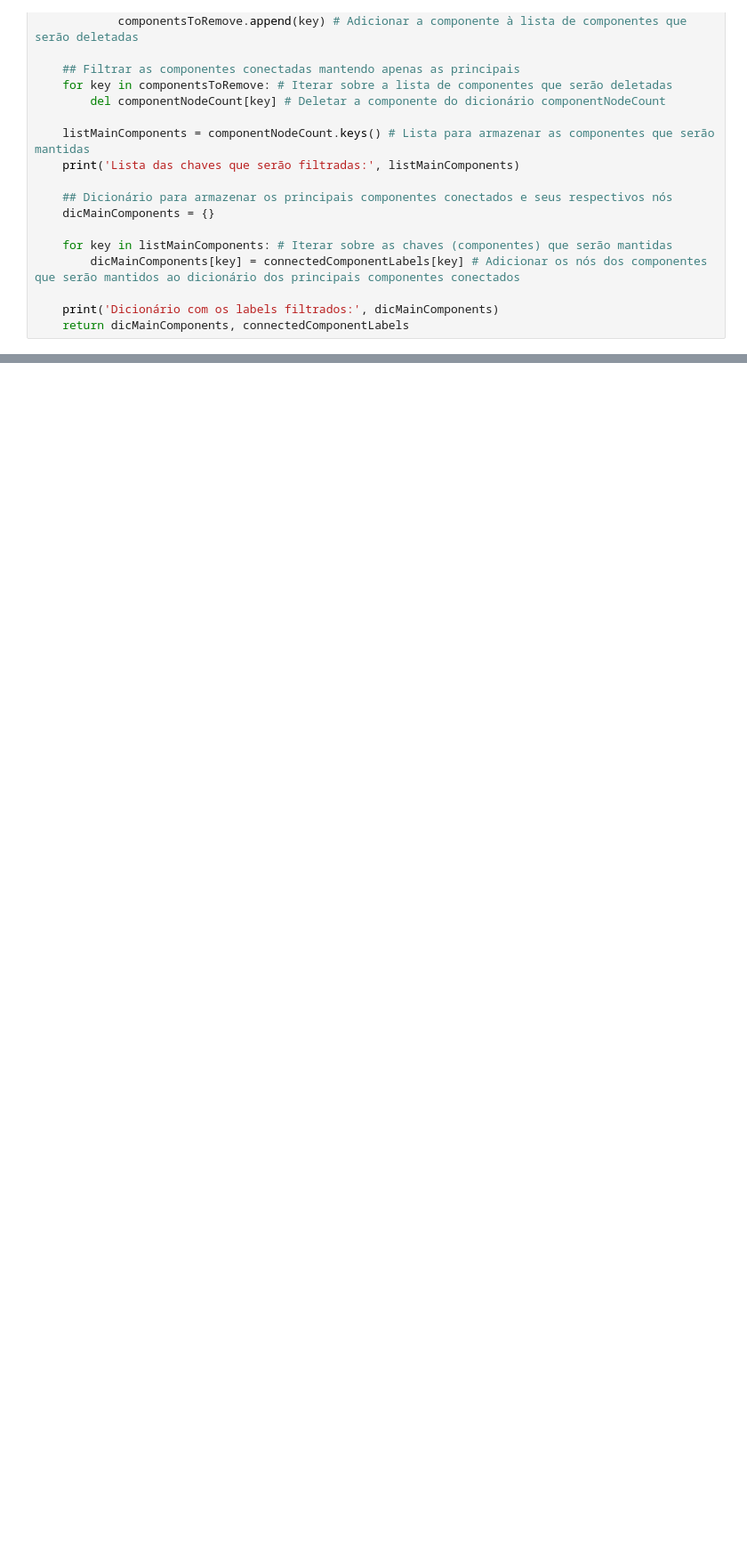
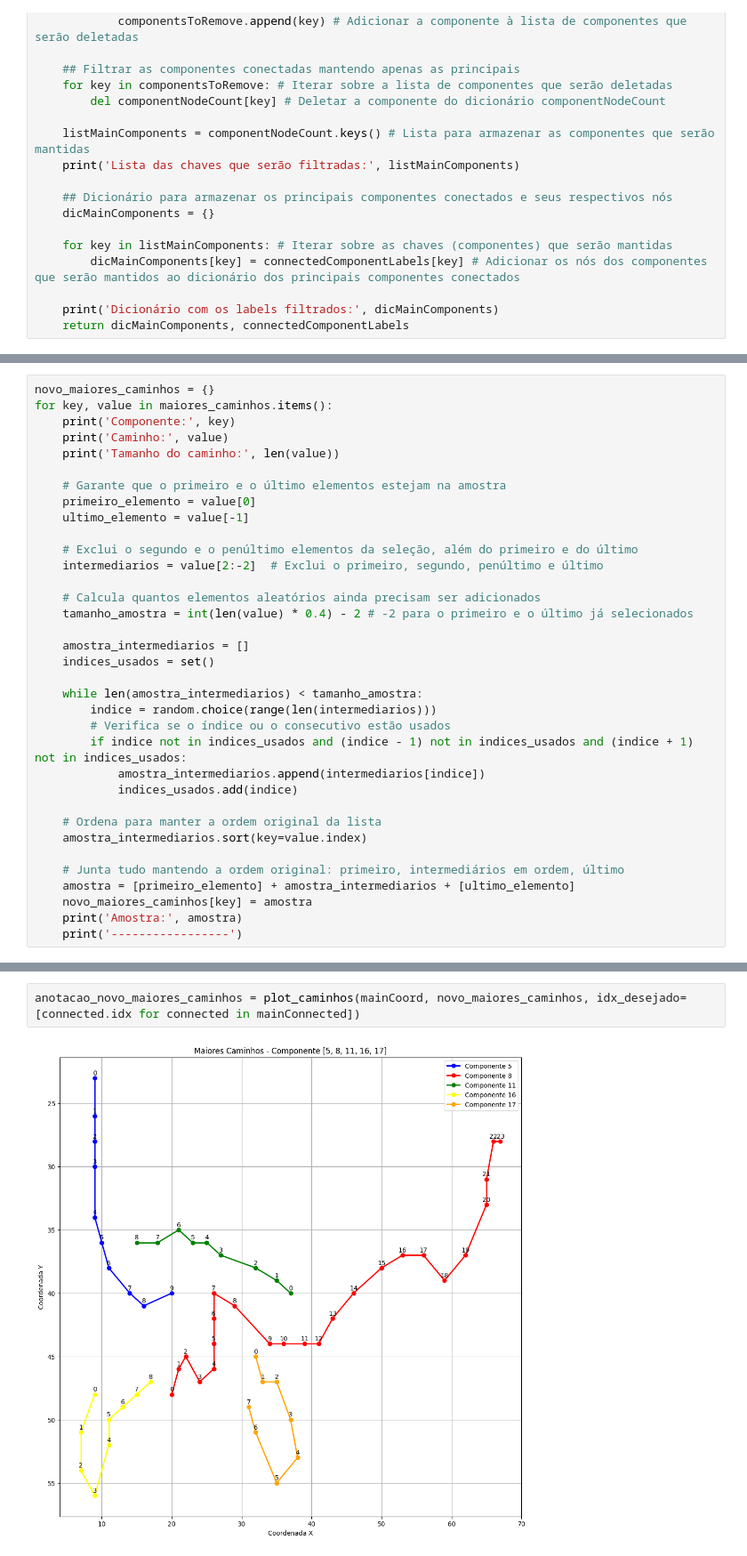
Before and after one commit to MariaLuizaLogrado/PVA, a Jupyter notebook: face_recognition.ipynb, the cells around one changed output, grey strips where cells are left out. Shown: that part at 89% size. Saved outputs shown, nothing was run; the diff lists cells and outputs as text; blank space fills up the shorter version.

```diff
--- a/face_recognition.ipynb
+++ b/face_recognition.ipynb
@@ -454,0 +452,35 @@ plot_caminhos(mainCoord, maiores_caminhos, idx_desejado=[connected.idx for conne
+# %%
+novo_maiores_caminhos = {}
+for key, value in maiores_caminhos.items():
+    print('Componente:', key)
+    print('Caminho:', value)
+    print('Tamanho do caminho:', len(value))
+
+    # Garante que o primeiro e o último elementos estejam na amostra
+    primeiro_elemento = value[0]
+    ultimo_elemento = value[-1]
+
+    # Exclui o segundo e o penúltimo elementos da seleção, além do primeiro e do último
+    intermediarios = value[2:-2]  # Exclui o primeiro, segundo, penúltimo e último
+
+    # Calcula quantos elementos aleatórios ainda precisam ser adicionados
+    tamanho_amostra = int(len(value) * 0.4) - 2 # -2 para o primeiro e o último já selecionados
+
+    amostra_intermediarios = []
+    indices_usados = set()
+
+    while len(amostra_intermediarios) < tamanho_amostra:
+        indice = random.choice(range(len(intermediarios)))
+        # Verifica se o índice ou o consecutivo estão usados
+        if indice not in indices_usados and (indice - 1) not in indices_usados and (indice + 1) not in indices_usados:
+            amostra_intermediarios.append(intermediarios[indice])
+            indices_usados.add(indice)
+
+    # Ordena para manter a ordem original da lista
+    amostra_intermediarios.sort(key=value.index)
+
+    # Junta tudo mantendo a ordem original: primeiro, intermediários em ordem, último
+    amostra = [primeiro_elemento] + amostra_intermediarios + [ultimo_elemento]
+    novo_maiores_caminhos[key] = amostra
+    print('Amostra:', amostra)
+    print('-----------------')
@@ -454,0 +505,4 @@ plot_caminhos(mainCoord, maiores_caminhos, idx_desejado=[connected.idx for conne
+# %%
+anotacao_novo_maiores_caminhos = plot_caminhos(mainCoord, novo_maiores_caminhos, idx_desejado=[connected.idx for connected in mainConnected])
+# %% [output]
+[figure, added]
```
Also changed, not shown: parts of 11 cells of this notebook.
